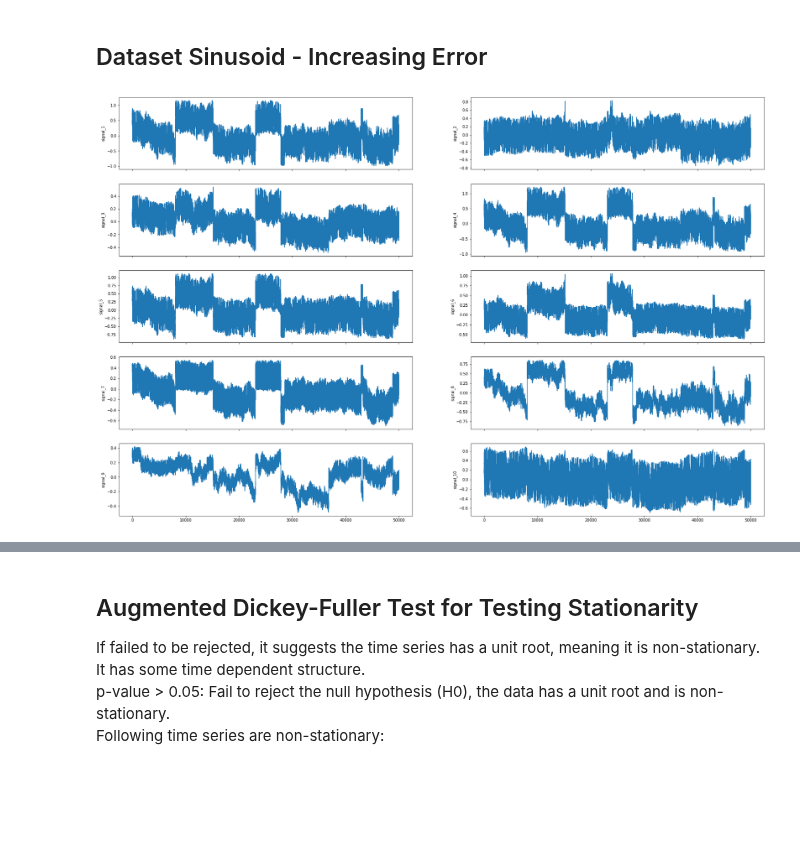
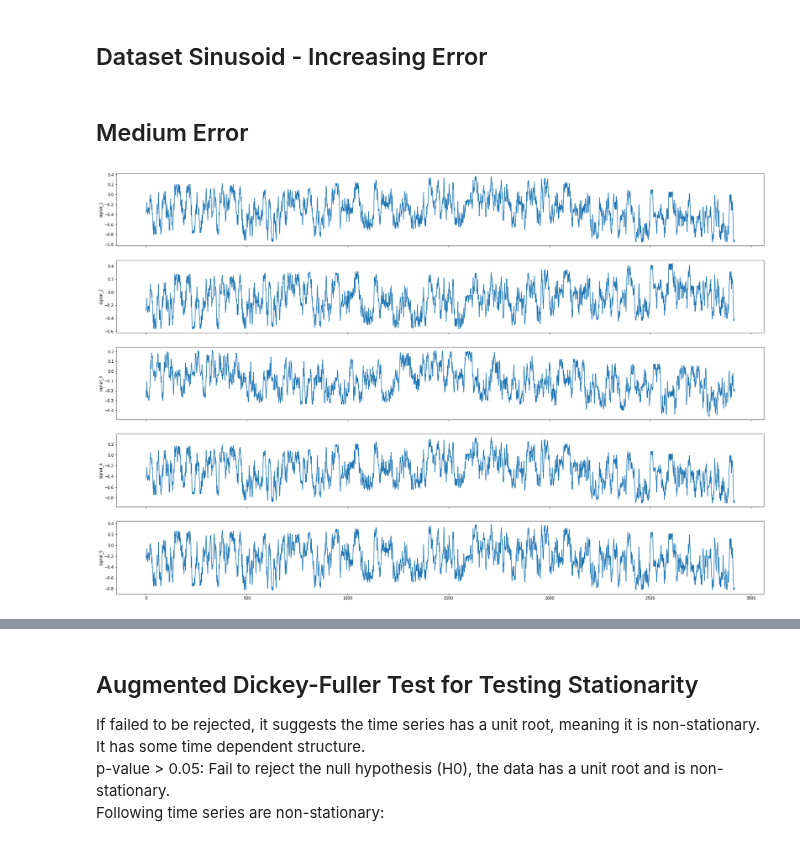
Before and after one commit to carlov93/predictive_maintenance, a Jupyter notebook: src/visualisation/raw_data/cpps_degeration.ipynb, the cells around one changed output, grey strips where cells are left out. Drawn from its saved outputs; the diff is of its cells as text; code cells hidden in the pictures; blank space fills up the shorter version.

```diff
--- a/src/visualisation/raw_data/cpps_degeration.ipynb
+++ b/src/visualisation/raw_data/cpps_degeration.ipynb
@@ -83,3 +85,5 @@ plt.show()
 # %%
 path_original = "../../../data/cpps_degradation/test/samples_obs_space_error_sinusoid_20190902140748.csv"
 df_original = pd.read_csv(path_original, sep=";")
+# %%
+medium_error = df_original.iloc[20081:23000]
@@ -86,10 +92,12 @@ df_original = pd.read_csv(path_original, sep=";")
+# %% [markdown]
+## Medium Error
 # %%
-fig, axes = plt.subplots(5, 2, figsize=(30,20), sharex=True) # , dpi=200,
+fig, axes = plt.subplots(5, 1, figsize=(30,20), sharex=True) # , dpi=200,
 ax = axes.ravel()
 plt.subplots_adjust(hspace=0.2, wspace=0.6)
-for i in range(0,10):
-    sns.lineplot(x=range(df_original.shape[0]), y=df_original.iloc[:,i], ax=ax[i])
+for i in range(0,5):
+    sns.lineplot(x=range(medium_error.shape[0]), y=medium_error.iloc[:,i], ax=ax[i])
 plt.subplots_adjust(wspace=0.2, hspace=0.2)
 plt.show()
 # %% [output]
-[figure, old version]
+[figure, new version]
```
Also changed, not shown: parts of 4 cells of this notebook, 8 other files.
